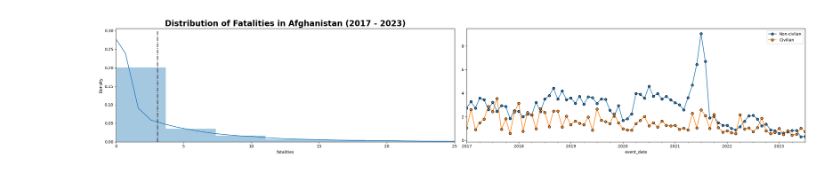
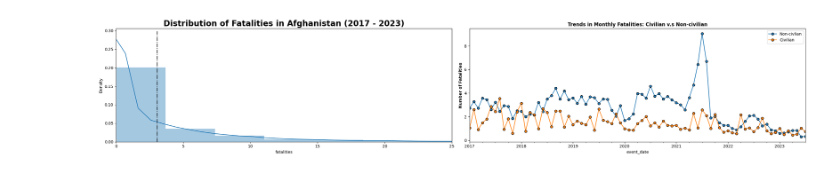
Before and after one commit to OdinProjectI/ODIN, a Jupyter notebook: CasualtiesOfWarInAfghanistan.ipynb, the cells around one changed output. Drawn from its saved outputs; the diff is of its cells as text; code cells hidden in the pictures.

Commit message:
Add different types of fatalities (Civilian v.s Non-civilian) and distribution of fatalities

```diff
--- a/CasualtiesOfWarInAfghanistan.ipynb
+++ b/CasualtiesOfWarInAfghanistan.ipynb
@@ -39,32 +39,32 @@ median_fatalities: float = afghan_df['fatalities'].median()
 # %%
 fig = plt.figure(figsize=(25,5))
 ax = fig.add_subplot(1,2,1)
 sns.distplot(afghan_df['fatalities'], ax=ax)
 ax.set_title("Distribution of Fatalities in Afghanistan (2017 - 2023)", fontweight='bold', fontsize=20)
 ax.set_xlim([0,25])
 
 ax.axvline(mean_fatalities,
            ymin=0.0,
            ymax=0.975,
            label=f"Mean Fatalties: {mean_fatalities:.2f}",
            linestyle="-.",
            color='black')
 
 ax.axvline(median_fatalities,
            ymin=0.0,
            ymax=0.975,
            label=f"Median Fatalties: {median_fatalities:.2f}",
            linestyle="solid",
            color='red')
 
 
 ax = fig.add_subplot(1,2,2)
 afghan_df.groupby(['event_date', 'is_civilian_fatality'])['fatalities'].mean().unstack("is_civilian_fatality").replace({np.nan:0.0}).rename({0.0: 'Non-civlian', 1.0: 'Civilian'}, axis=1).resample('M').mean().plot(marker='o', mec='black', ax=ax)
 ax.set_title("Trends in Monthly Fatalities: Civilian v.s Non-civilian", fontweight='bold')
-
+ax.set_ylabel("Number of Fatalities", fontweight='bold')
 
 ax.legend()
 
 plt.tight_layout()
 # %% [output]
-[figure, old version]
+[figure, new version]
```
Also changed, not shown: parts of 2 cells of this notebook.
